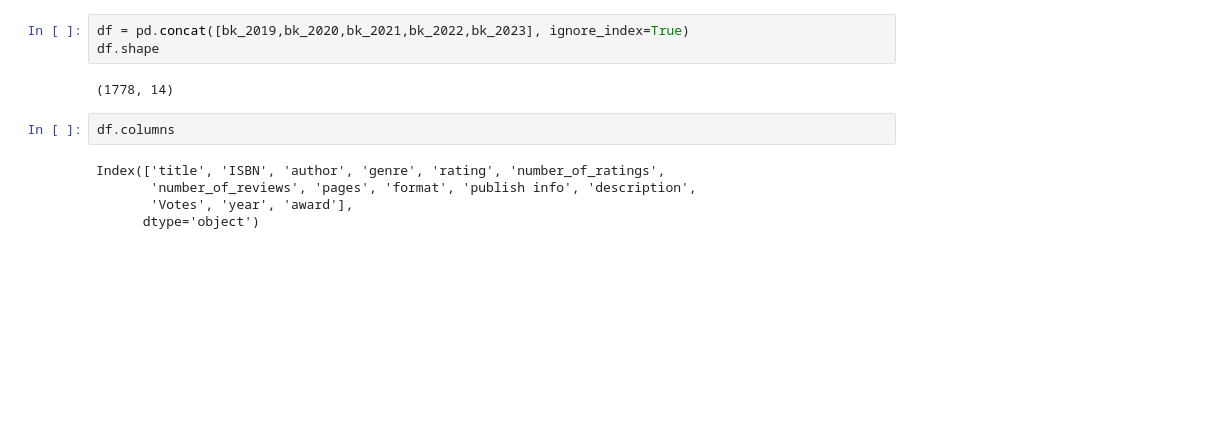
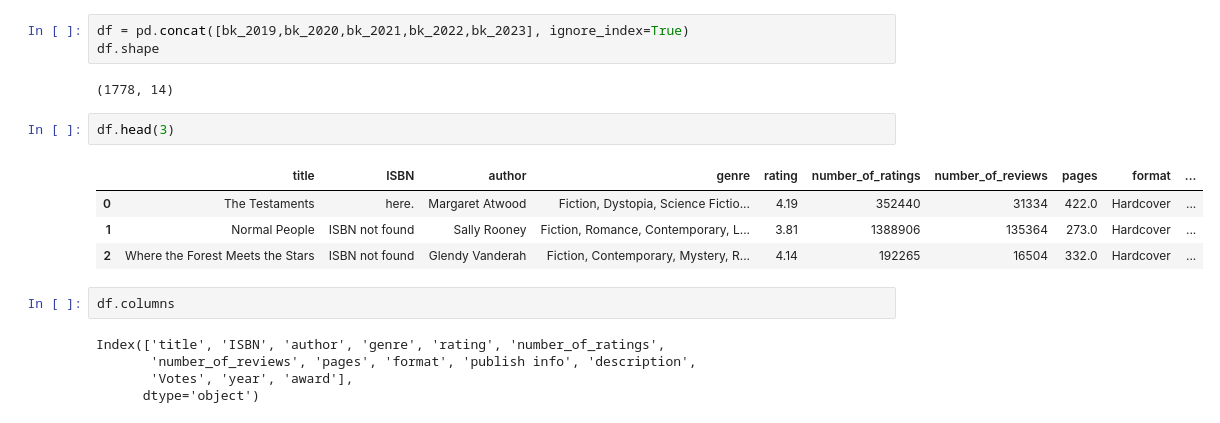
Before and after one commit to txiao9331/EmoLit, a Jupyter notebook: nb_data_cln/book_info_cleaning.ipynb, the cells around one changed output. Drawn from its saved outputs; the diff is of its cells as text; blank space fills up the shorter version.

```diff
--- a/nb_data_cln/book_info_cleaning.ipynb
+++ b/nb_data_cln/book_info_cleaning.ipynb
@@ -94,6 +94,13 @@ df = pd.concat([bk_2019,bk_2020,bk_2021,bk_2022,bk_2023], ignore_index=True)
 df.shape
 # %% [output]
 (1778, 14)
+# %%
+df.head(3)
+# %% [output]
+|  | title | ISBN | author | genre | rating | number_of_ratings | number_of_reviews | pages | format | ... |
+| 0 | The Testaments | here. | Margaret Atwood | Fiction, Dystopia, Science Fictio... | 4.19 | 352440 | 31334 | 422.0 | Hardcover | ... |
+| 1 | Normal People | ISBN not found | Sally Rooney | Fiction, Romance, Contemporary, L... | 3.81 | 1388906 | 135364 | 273.0 | Hardcover | ... |
+| 2 | Where the Forest Meets the Stars | ISBN not found | Glendy Vanderah | Fiction, Contemporary, Mystery, R... | 4.14 | 192265 | 16504 | 332.0 | Hardcover | ... |
 # %%
 df.columns
 # %% [output]
```
Also changed, not shown: parts of 1 cell of this notebook, 22 other files.
